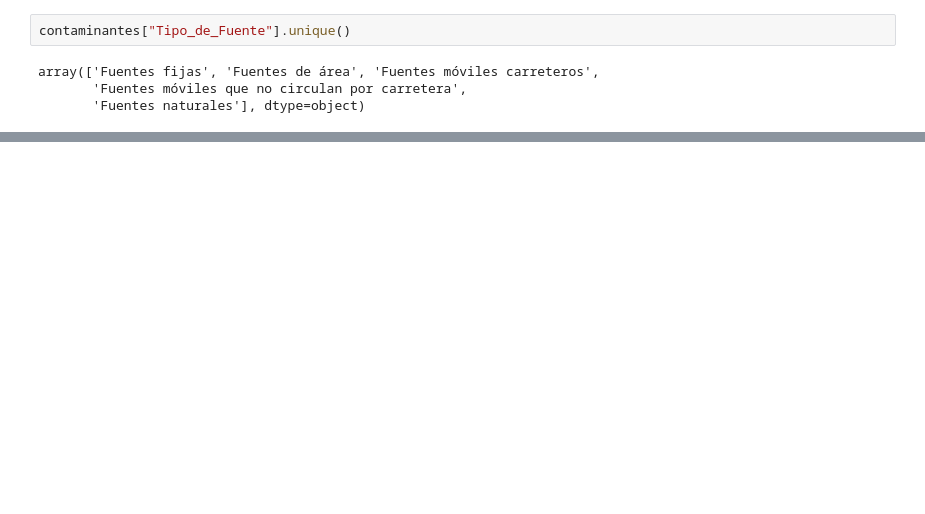
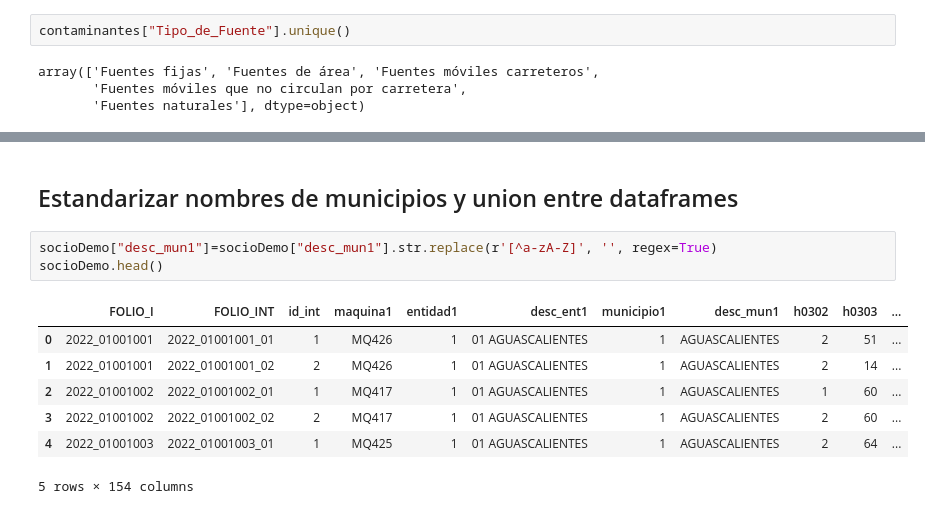
Before and after one commit to JuanPabloDP/Environmental-pollution-and-health-GBN, a Jupyter notebook: scripts/visualizacion.ipynb, the cells around one changed output, grey strips where cells are left out. Cells and saved outputs as stored; diff of their text form; blank space fills up the shorter version.

```diff
--- a/scripts/visualizacion.ipynb
+++ b/scripts/visualizacion.ipynb
@@ -149,0 +182,13 @@ array(['Fuentes fijas', 'Fuentes de área', 'Fuentes móviles carreteros',
+# %% [markdown]
+## Estandarizar nombres de municipios y union entre dataframes
+# %%
+socioDemo["desc_mun1"]=socioDemo["desc_mun1"].str.replace(r'[^a-zA-Z]', '', regex=True)
+socioDemo.head()
+# %% [output]
+|  | FOLIO_I | FOLIO_INT | id_int | maquina1 | entidad1 | desc_ent1 | municipio1 | desc_mun1 | h0302 | h0303 | ... |
+| 0 | 2022_01001001 | 2022_01001001_01 | 1 | MQ426 | 1 | 01 AGUASCALIENTES | 1 | AGUASCALIENTES | 2 | 51 | ... |
+| 1 | 2022_01001001 | 2022_01001001_02 | 2 | MQ426 | 1 | 01 AGUASCALIENTES | 1 | AGUASCALIENTES | 2 | 14 | ... |
+| 2 | 2022_01001002 | 2022_01001002_01 | 1 | MQ417 | 1 | 01 AGUASCALIENTES | 1 | AGUASCALIENTES | 1 | 60 | ... |
+| 3 | 2022_01001002 | 2022_01001002_02 | 2 | MQ417 | 1 | 01 AGUASCALIENTES | 1 | AGUASCALIENTES | 2 | 60 | ... |
+| 4 | 2022_01001003 | 2022_01001003_01 | 1 | MQ425 | 1 | 01 AGUASCALIENTES | 1 | AGUASCALIENTES | 2 | 64 | ... |
+5 rows × 154 columns
```
Also changed, not shown: parts of 17 cells of this notebook.
